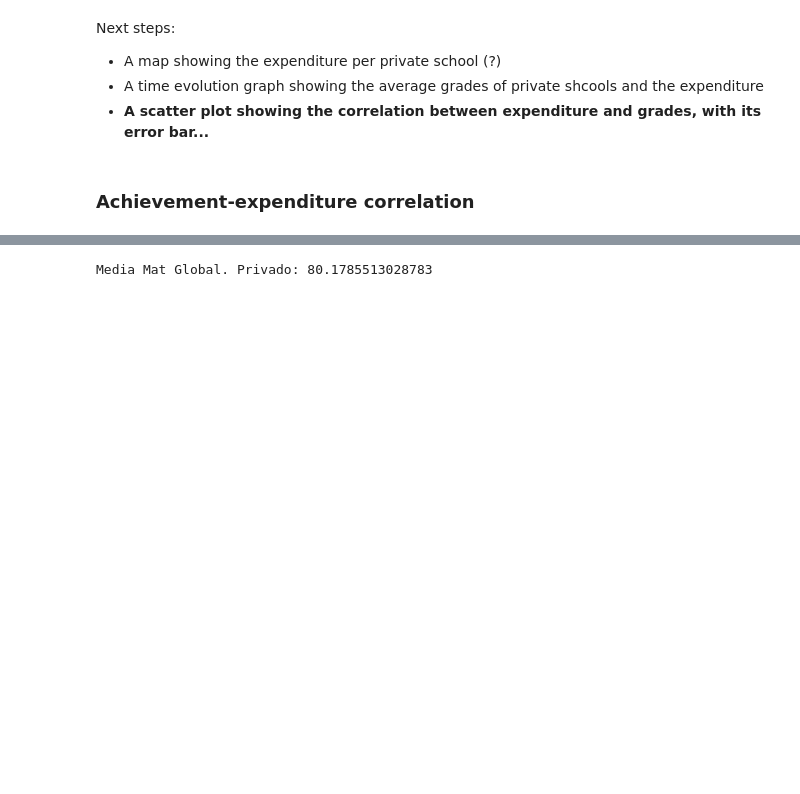
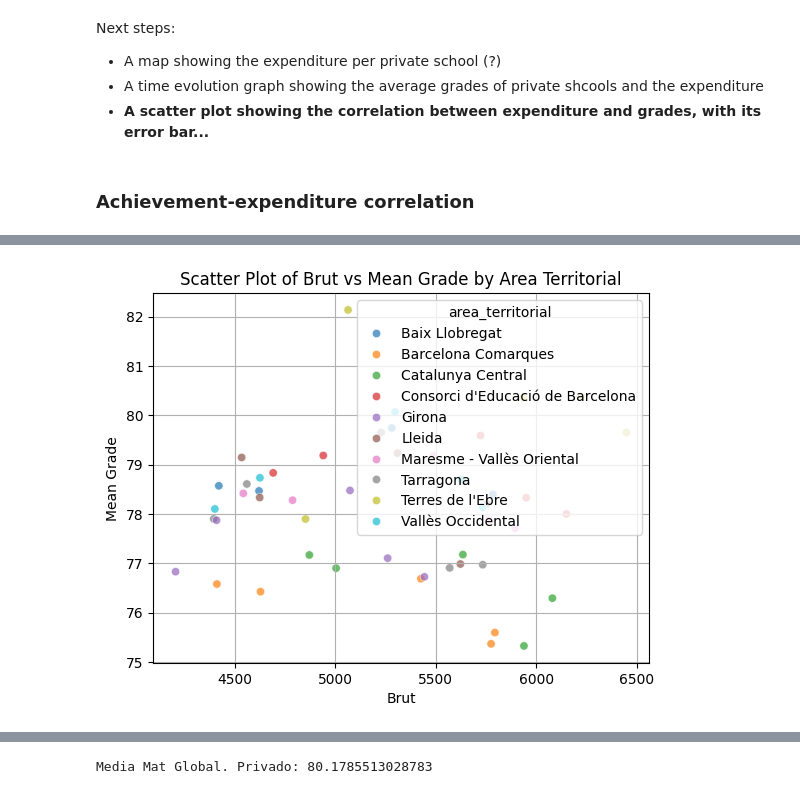
Before and after one commit to edejuan2002/avdm_Competecies, a Jupyter notebook: Eduardo/ed_approach.ipynb, the cells around one changed output, grey strips where cells are left out. Drawn from its saved outputs; the diff is of its cells as text; code cells hidden in the pictures; blank space fills up the shorter version.

```diff
--- a/Eduardo/ed_approach.ipynb
+++ b/Eduardo/ed_approach.ipynb
@@ -293,0 +373,15 @@ by_year = gprim2.groupby('curs_escolar', as_index=False)['brut'].sum()
+# %%
+# Scatter plot with Seaborn
+sns.scatterplot(data=df_corrs, x='brut_per_alumne', y='mean_grade', hue='area_territorial', alpha=0.7)
+
+# Customize the plot
+plt.title('Scatter Plot of Brut vs Mean Grade by Area Territorial')
+plt.xlabel('Brut')
+plt.ylabel('Mean Grade')
+# plt.legend(title='Area Territorial')
+plt.grid(True)
+
+# Show the plot
+plt.show()
+# %% [output]
+[figure, added]
```
Also changed, not shown: parts of 11 cells of this notebook.
